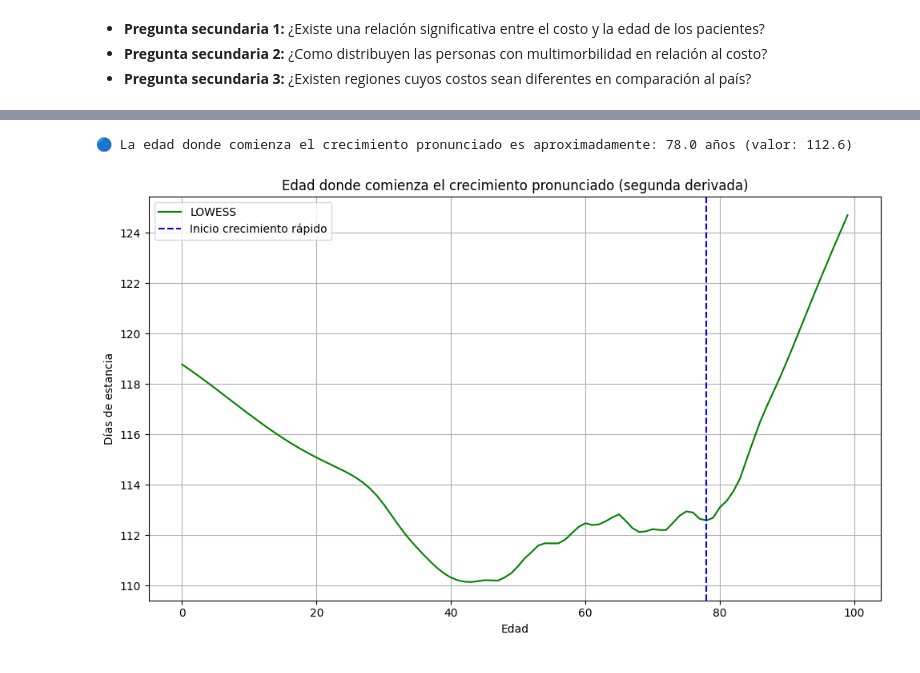
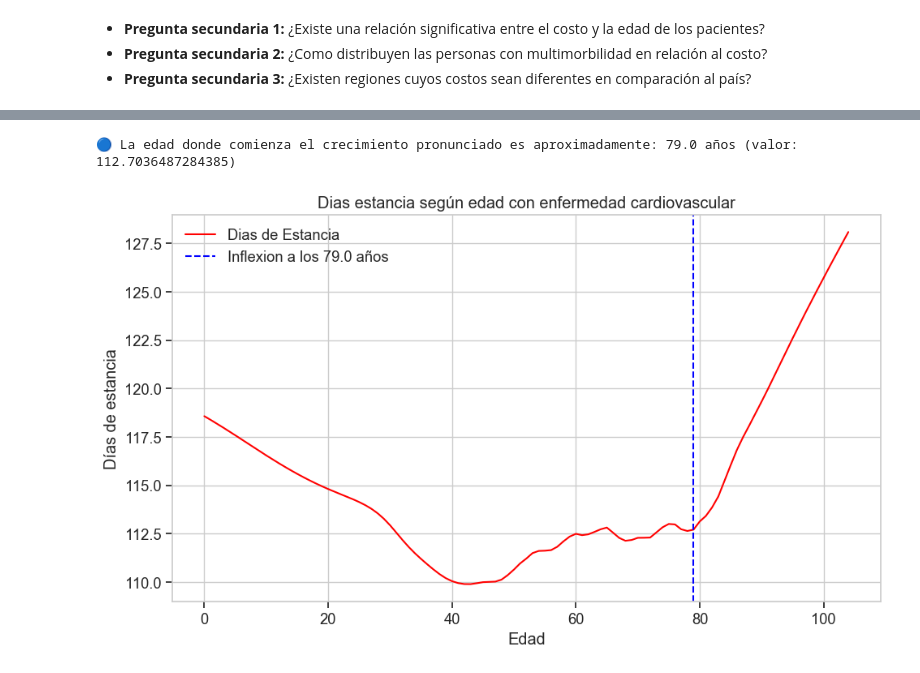
Before and after one commit to MYR2003/Examen-Estadisticas, a Jupyter notebook: examen.ipynb, the cells around one changed output, grey strips where cells are left out. Drawn from its saved outputs; the diff is of its cells as text; code cells hidden in the pictures.

```diff
--- a/examen.ipynb
+++ b/examen.ipynb
@@ -94,3 +121,5 @@ data = data[~data["COMUNA"].isin(comuna) & ~data["SERVICIO_SALUD"].isin(SERVICIO
+# %%
+data = data[~data["PROVINCIA"].isin(SERVICIO_SALUD)]
 # %%
 data.count()
 # %% [output]
@@ -126,12 +156,3 @@ data.describe()
-# %%
-data['Multimorbilidad'] = data[['DIAGNOSTICO1', 'DIAGNOSTICO2', 'DIAGNOSTICO3',
-                                'DIAGNOSTICO4', 'DIAGNOSTICO5', 'DIAGNOSTICO6',
-                                'DIAGNOSTICO7', 'DIAGNOSTICO8', 'DIAGNOSTICO9',
-                                'DIAGNOSTICO10']].notnull().sum(axis=1)
-
-data['Multimorbilidad'] = (data['Multimorbilidad'] > 1).astype(int)
-# %%
-data['DIAGNOSTICOx'] = data["DIAGNOSTICO1"].apply(lambda x: str(x).split(".")[0])
 # %%
 enfermedades_cardiovasculares = ['I01', 'I05', 'I06', 'I07', 'I08', 'I09', 'I10', 'I11', 'I12', 'I13', 'I14', 'I15', 'I20', 'I21', 'I22', 'I23', 'I24', 'I25', 'I26', 'I27', 'I28', 'I30', 'I31', 'I32', 'I33', 'I34', 'I35', 'I36', 'I37', 'I38', 'I39', 'I40', 'I41', 'I42', 'I43', 'I44', 'I45', 'I46', 'I47', 'I48', 'I49', 'I50', 'I51', 'I52', 'I60', 'I61', 'I62', 'I63', 'I64', 'I65', 'I66', 'I67', 'I68', 'I69', 'I70', 'I71', 'I72', 'I73', 'I74', 'I75', 'I76', 'I77', 'I78', 'I79', 'I80', 'I81', 'I82', 'I83', 'I84', 'I85', 'I86', 'I87', 'I88', 'I89', 'I95', 'I96', 'I97', 'I98', 'I99', 'Q20', 'Q21', 'Q22', 'Q23', 'Q24', 'Q25', 'Q26', 'Q27', 'Q28']
 # %%
@@ -469,0 +635,15 @@ plt.show()
+# %%
+df = data.dropna(subset=['DIAS_ESTANCIA', 'EDAD', 'Cardiovascular'])
+
+media_dias_estancia = df.groupby(['EDAD', 'Cardiovascular'])['DIAS_ESTANCIA'].mean().reset_index()
+
+plt.figure(figsize=(10, 6))
+sns.lineplot(data=media_dias_estancia, x='EDAD', y='DIAS_ESTANCIA', hue='Cardiovascular')
+
+plt.title('Peso medio por dia de estancia según presencia de enfermedad cardiovascular')
+plt.xlabel('edad')
+plt.ylabel('estancia')
+plt.legend(title='Cardiopatía', labels=['No', 'Sí'])
+plt.grid(True)
+plt.tight_layout()
+plt.show()
@@ -481,36 +676,36 @@ y_smooth = lowess_result[:, 1]
 # Eliminar duplicados en x para evitar división por cero
 x_unique, idx_unique = np.unique(x_smooth, return_index=True)
 y_unique = y_smooth[idx_unique]
 
 # Limita el rango de análisis (ej. entre 60 y 80)
 mask = (x_unique >= 60) & (x_unique <= 80)
 x_range = x_unique[mask]
 y_range = y_unique[mask]
 
 # Primera derivada (pendiente)
 dy_dx = np.gradient(y_range, x_range)
 
 # Segunda derivada (cambio de la pendiente)
 d2y_dx2 = np.gradient(dy_dx, x_range)
 
 # Encontrar índice donde la segunda derivada es máxima: inicio de crecimiento rápido
 inflexion_idx = np.argmax(d2y_dx2)
 inflexion_x = x_range[inflexion_idx]
 inflexion_y = y_range[inflexion_idx]
 
-print(f"🔵 La edad donde comienza el crecimiento pronunciado es aproximadamente: {inflexion_x:.1f} años (valor: {inflexion_y:.1f})")
+print(f"🔵 La edad donde comienza el crecimiento pronunciado es aproximadamente: {inflexion_x} años (valor: {inflexion_y})")
 
 # Graficar resultados
 plt.figure(figsize=(10, 6))
-plt.plot(x_smooth, y_smooth, label='LOWESS', color='green')
-plt.axvline(inflexion_x, color='blue', linestyle='--', label='Inicio crecimiento rápido')
+plt.plot(x_smooth, y_smooth, label='Dias de Estancia', color='red')
+plt.axvline(inflexion_x, color='blue', linestyle='--', label=f'Inflexion a los {inflexion_x} años')
 plt.xlabel('Edad')
 plt.ylabel('Días de estancia')
-plt.title('Edad donde comienza el crecimiento pronunciado (segunda derivada)')
+plt.title('Dias estancia según edad con enfermedad cardiovascular')
 plt.legend()
 plt.grid(True)
 plt.tight_layout()
 plt.show()
 # %% [output]
-🔵 La edad donde comienza el crecimiento pronunciado es aproximadamente: 78.0 años (valor: 112.6)
+🔵 La edad donde comienza el crecimiento pronunciado es aproximadamente: 79.0 años (valor: 112.7036487284385)
-[figure, old version]
+[figure, new version]
```
Also changed, not shown: parts of 61 cells of this notebook.
